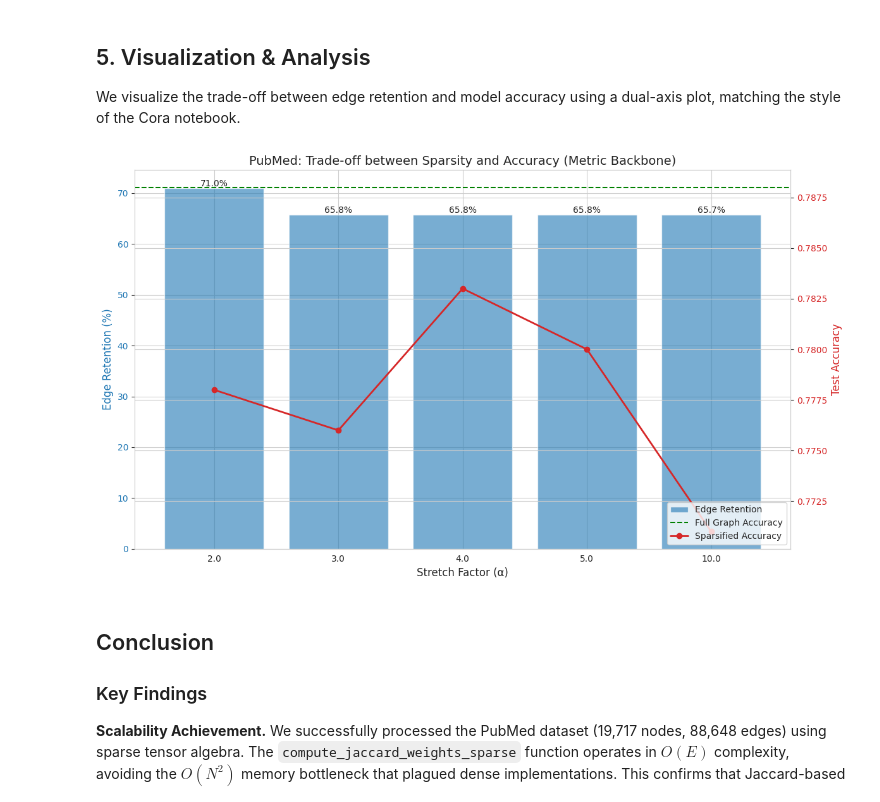
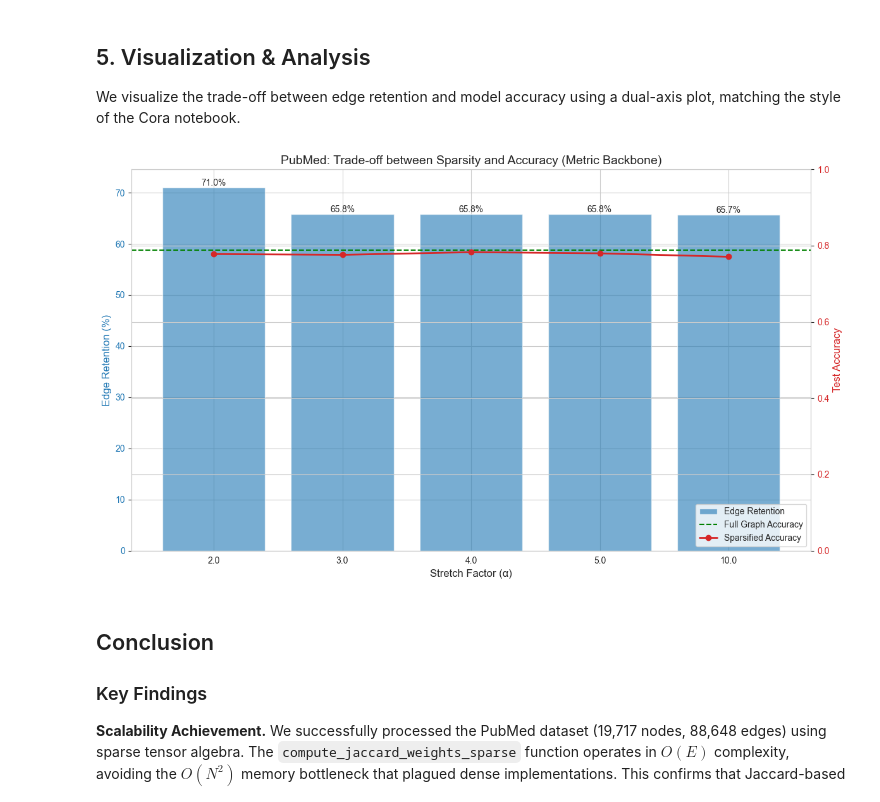
Before and after one commit to ilias-laoukili/gnn-sparsification-research, a Jupyter notebook: notebooks/exploratory/02_exp_jaccard_sparsification_pubmed.ipynb, the cells around one changed output. Saved outputs shown, nothing was run; the diff lists cells and outputs as text; code cells hidden in the pictures.

```diff
--- a/notebooks/exploratory/02_exp_jaccard_sparsification_pubmed.ipynb
+++ b/notebooks/exploratory/02_exp_jaccard_sparsification_pubmed.ipynb
@@ -493,34 +486,35 @@ ax1.set_xticks(x)
 ax1.set_xticklabels(alphas_vals)
 
 # Add percentage labels on bars
 for bar in bars:
     height = bar.get_height()
     ax1.text(bar.get_x() + bar.get_width()/2., height,
              f'{height:.1f}%',
              ha='center', va='bottom')
 
 # Plot 2: Accuracy (Line Chart) - Right Axis
 ax2 = ax1.twinx()
 color = 'tab:red'
 ax2.set_ylabel('Test Accuracy', color=color, fontsize=12)
 # Plot baseline as a horizontal line
 ax2.axhline(y=baseline["Accuracy"].values[0], color='green', linestyle='--', label='Full Graph Accuracy')
 # Plot experiment accuracy
 ax2.plot(x, experiments["Accuracy"], color=color, marker='o', linewidth=2, label='Sparsified Accuracy')
 ax2.tick_params(axis='y', labelcolor=color)
+ax2.set_ylim(0.0, 1.0)
 
 # Title and Layout
 plt.title('PubMed: Trade-off between Sparsity and Accuracy (Metric Backbone)', fontsize=14)
 fig.tight_layout()
 
 # Legend
 lines, labels = ax1.get_legend_handles_labels()
 lines2, labels2 = ax2.get_legend_handles_labels()
 ax2.legend(lines + lines2, labels + labels2, loc='lower right')
 
 plt.show()
 # %% [output]
-[figure, old version]
+[figure, new version]
 # %% [markdown]
 ## Conclusion
 
```
Also changed, not shown: parts of 2 cells of this notebook, 10 other files.
